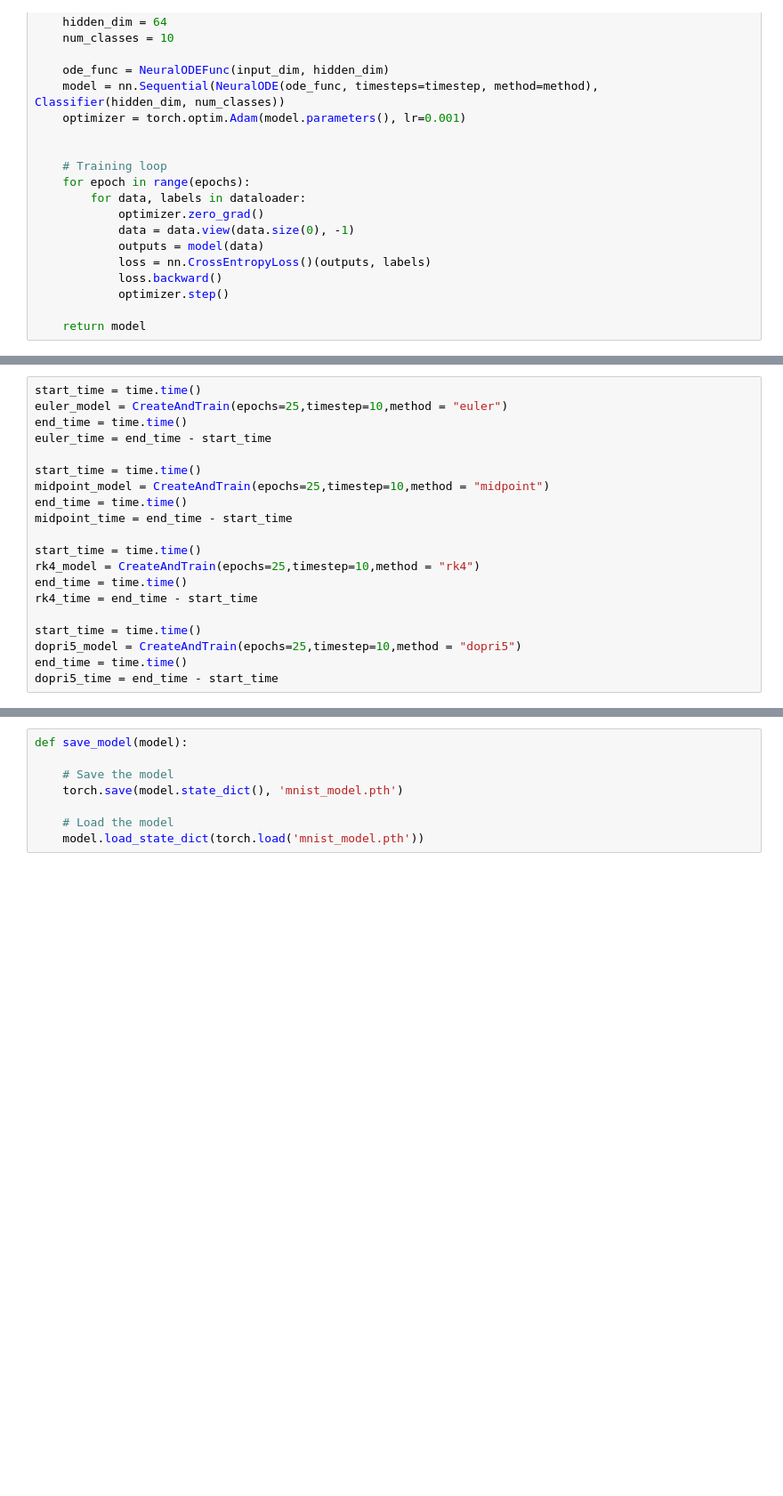
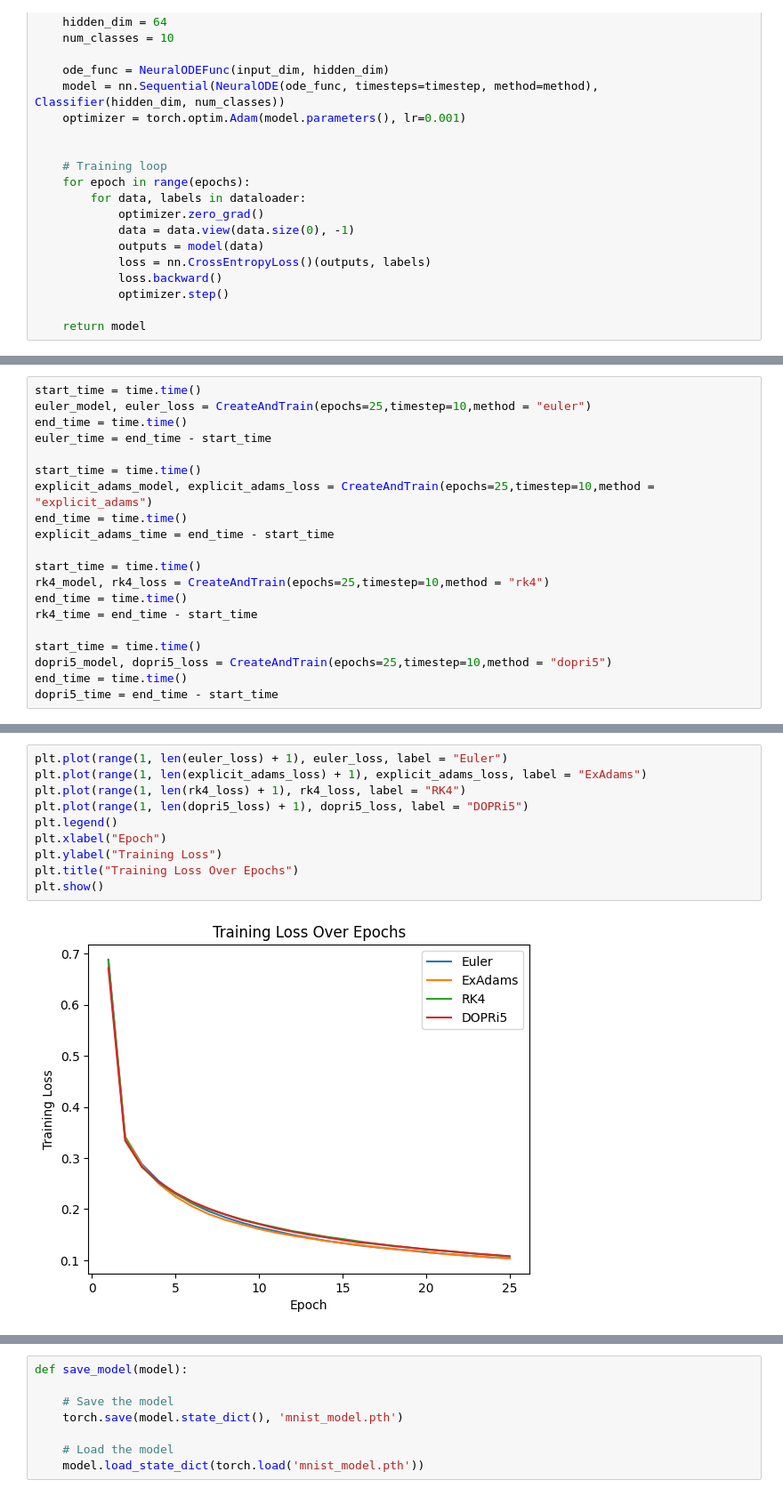
Before and after one commit to sannejamila/MA8404, a Jupyter notebook: project.ipynb, the cells around one changed output, grey strips where cells are left out. Shown at 89% size. Drawn from its saved outputs; the diff is of its cells as text; blank space fills up the shorter version.

```diff
--- a/project.ipynb
+++ b/project.ipynb
@@ -189,21 +221,21 @@ def CreateAndTrain(epochs=25,timestep=10,method = "euler"):
 # %%
 start_time = time.time()
-euler_model = CreateAndTrain(epochs=25,timestep=10,method = "euler")
+euler_model, euler_loss = CreateAndTrain(epochs=25,timestep=10,method = "euler")
 end_time = time.time()
 euler_time = end_time - start_time
 
 start_time = time.time()
-midpoint_model = CreateAndTrain(epochs=25,timestep=10,method = "midpoint")
+explicit_adams_model, explicit_adams_loss = CreateAndTrain(epochs=25,timestep=10,method = "explicit_adams")
 end_time = time.time()
-midpoint_time = end_time - start_time
+explicit_adams_time = end_time - start_time
 
 start_time = time.time()
-rk4_model = CreateAndTrain(epochs=25,timestep=10,method = "rk4")
+rk4_model, rk4_loss = CreateAndTrain(epochs=25,timestep=10,method = "rk4")
 end_time = time.time()
 rk4_time = end_time - start_time
 
 start_time = time.time()
-dopri5_model = CreateAndTrain(epochs=25,timestep=10,method = "dopri5")
+dopri5_model, dopri5_loss = CreateAndTrain(epochs=25,timestep=10,method = "dopri5")
 end_time = time.time()
 dopri5_time = end_time - start_time
 # %%
@@ -220,0 +253,12 @@ Dopri5 : 24.154168164730073 minutes
+# %%
+plt.plot(range(1, len(euler_loss) + 1), euler_loss, label = "Euler")
+plt.plot(range(1, len(explicit_adams_loss) + 1), explicit_adams_loss, label = "ExAdams")
+plt.plot(range(1, len(rk4_loss) + 1), rk4_loss, label = "RK4")
+plt.plot(range(1, len(dopri5_loss) + 1), dopri5_loss, label = "DOPRi5")
+plt.legend()
+plt.xlabel("Epoch")
+plt.ylabel("Training Loss")
+plt.title("Training Loss Over Epochs")
+plt.show()
+# %% [output]
+[figure, added]
```
Also changed, not shown: parts of 8 cells of this notebook.
